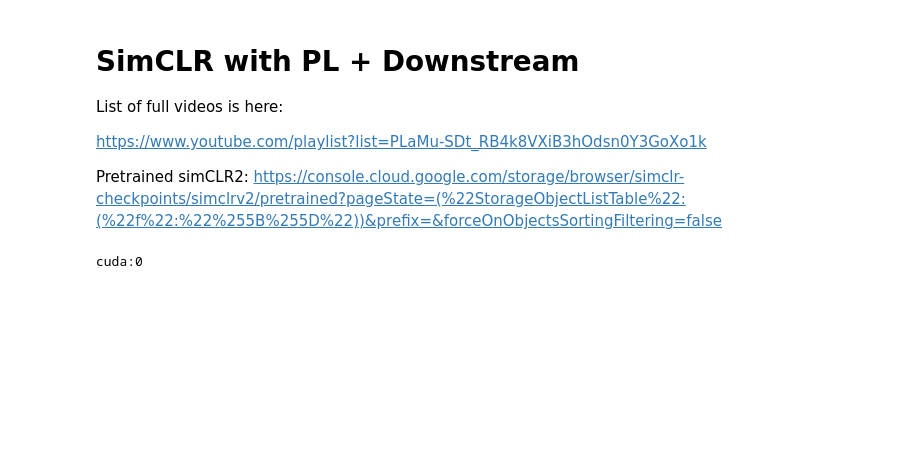
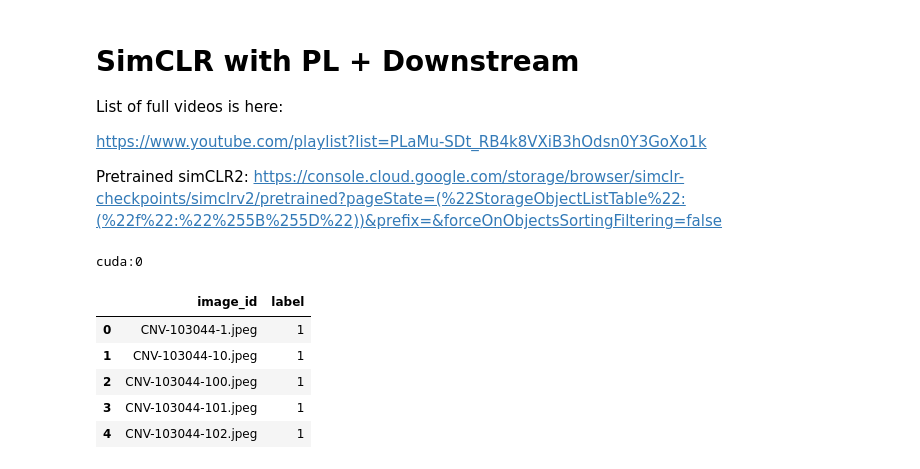
Before and after one commit to dssaenzml/simCLR_ML, a Jupyter notebook: ml701_simCLR_Pre_trained.ipynb, the cells around one changed output. Cells and saved outputs as stored; diff of their text form; code cells hidden in the pictures; blank space fills up the shorter version.

```diff
--- a/ml701_simCLR_Pre_trained.ipynb
+++ b/ml701_simCLR_Pre_trained.ipynb
@@ -28,23 +29,18 @@ Pretrained simCLR2: https://console.cloud.google.com/storage/browser/simclr-chec
-# %%
-import torch
-device = torch.device("cuda:0" if torch.cuda.is_available() else "cpu")
-print(device)
-# %% [output]
-cuda:0
 # %%
+import torch
 import pytorch_lightning as pl
 from pl_bolts.models.self_supervised import SimCLR
 from pl_bolts.callbacks.ssl_online import SSLOnlineEvaluator
 from pl_bolts.datamodules import CIFAR10DataModule
 from pl_bolts.models.self_supervised.simclr.transforms import (
     SimCLREvalDataTransform, SimCLRTrainDataTransform)
-import wandb
+
 from pytorch_lightning.loggers import WandbLogger
 
 #Lightning Flash module
-from flash import Trainer
+# from flash import Trainer
 from flash import download_data
-from flash.vision import ImageClassificationData, ImageClassifier
+# from flash.vision import ImageClassificationData, ImageClassifier
 
 import zipfile
 import os
@@ -52,4 +48,9 @@ import pandas as pd
 import numpy as np
 import torch
 import torchvision
+
+device = torch.device("cuda:0" if torch.cuda.is_available() else "cpu")
+print(device)
+# %% [output]
+cuda:0
 # %%
@@ -70,3 +60,23 @@ downloadData()
+# %%
+#explore csv
+
+'''
+0: NORMAL
+1: CNV
+2: DME
+3: DRUSEN
+'''
+num_of_classes = 4
+root_dir = 'data/OCT2017_M'
+data = pd.read_csv(f"{root_dir}/train.csv")
+data.head()
+# %% [output]
+|  | image_id | label |
+| 0 | CNV-103044-1.jpeg | 1 |
+| 1 | CNV-103044-10.jpeg | 1 |
+| 2 | CNV-103044-100.jpeg | 1 |
+| 3 | CNV-103044-101.jpeg | 1 |
+| 4 | CNV-103044-102.jpeg | 1 |
 # %%
 #dataset
 from  pl_bolts.datamodules.async_dataloader import AsynchronousLoader
```
Also changed, not shown: parts of 18 cells of this notebook.
